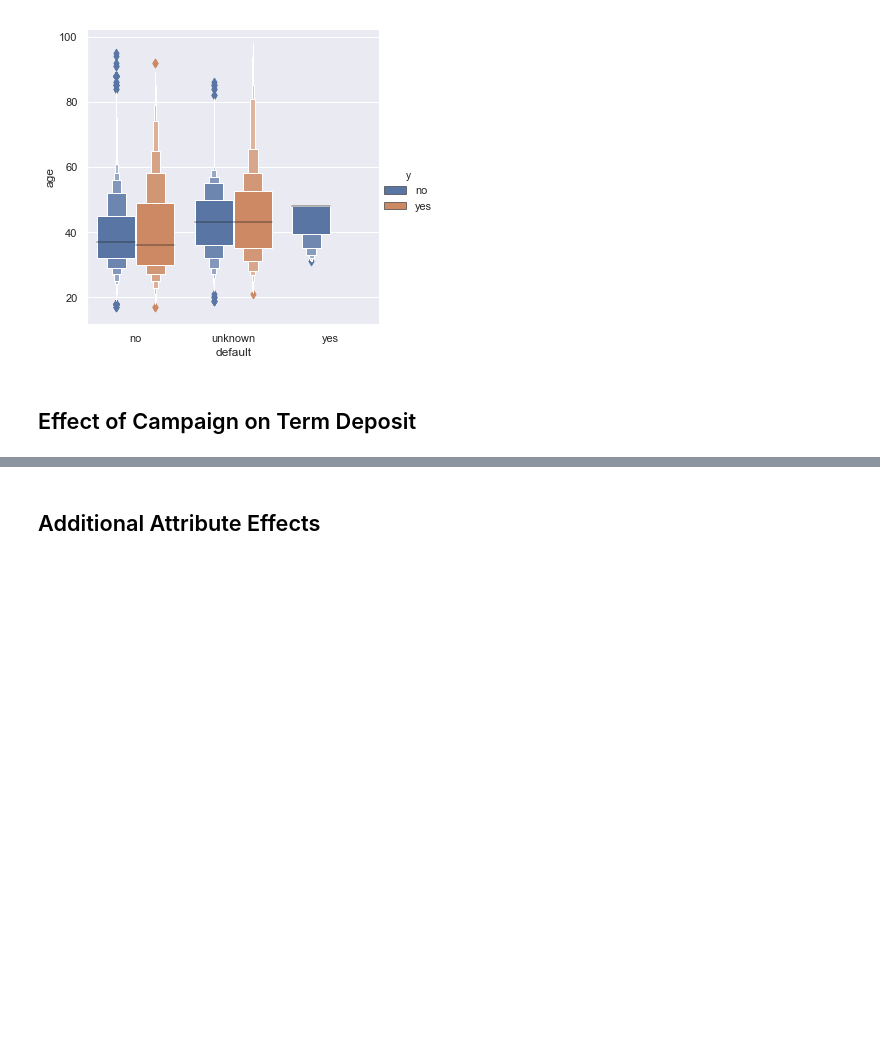
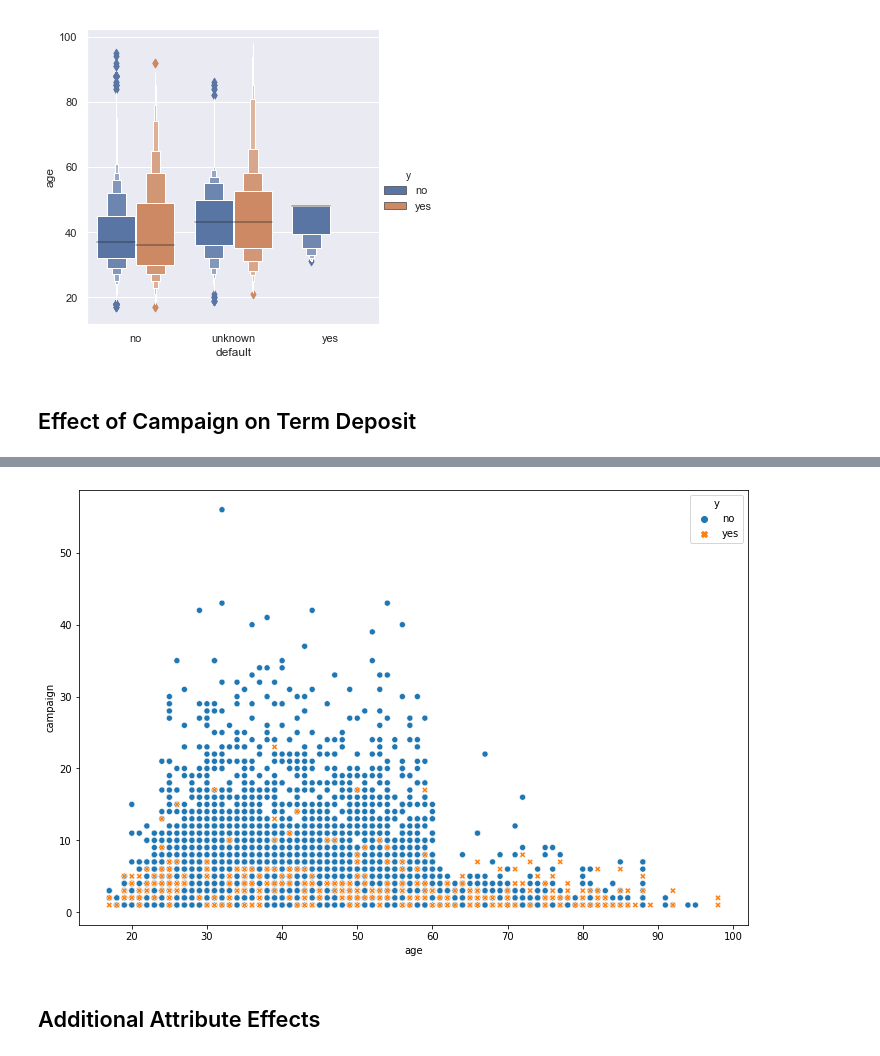
Before and after one commit to maneet-z/Bank_Marketing_Analytics, a Jupyter notebook: bank_marketing/notebooks/Exploratory_Notebook.ipynb, the cells around one changed output, grey strips where cells are left out. Cells and saved outputs as stored; diff of their text form; code cells hidden in the pictures; blank space fills up the shorter version.

```diff
--- a/bank_marketing/notebooks/Exploratory_Notebook.ipynb
+++ b/bank_marketing/notebooks/Exploratory_Notebook.ipynb
@@ -122,2 +170,11 @@ g = sns.catplot(x="month", y="campaign",
+# %%
+import matplotlib.pyplot as plt
+fig = plt.gcf()
+fig.set_size_inches(12, 8)
+fig = sns.scatterplot(data = df,x = "age",y = 'campaign', hue = "y", style = 'y')
+# plt.legend(["No Deposit", "Deposits"])
+plt.show()
+# %% [output]
+[figure, added]
 # %% [markdown]
 ## Additional Attribute Effects <a class="anchor" id="five-bullet"></a>
```
Also changed, not shown: parts of 47 cells of this notebook, 7 other files.
